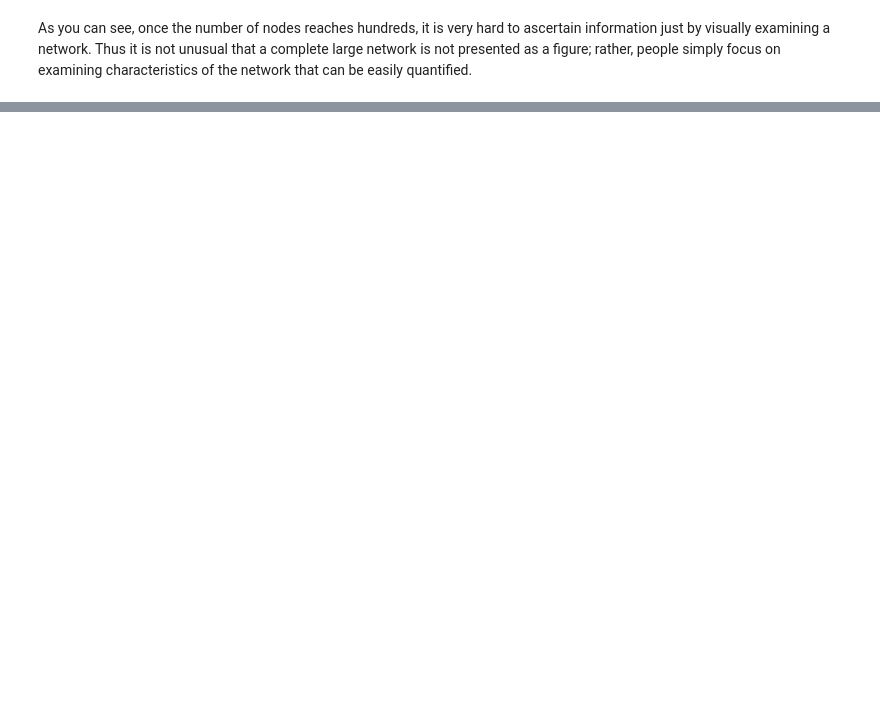
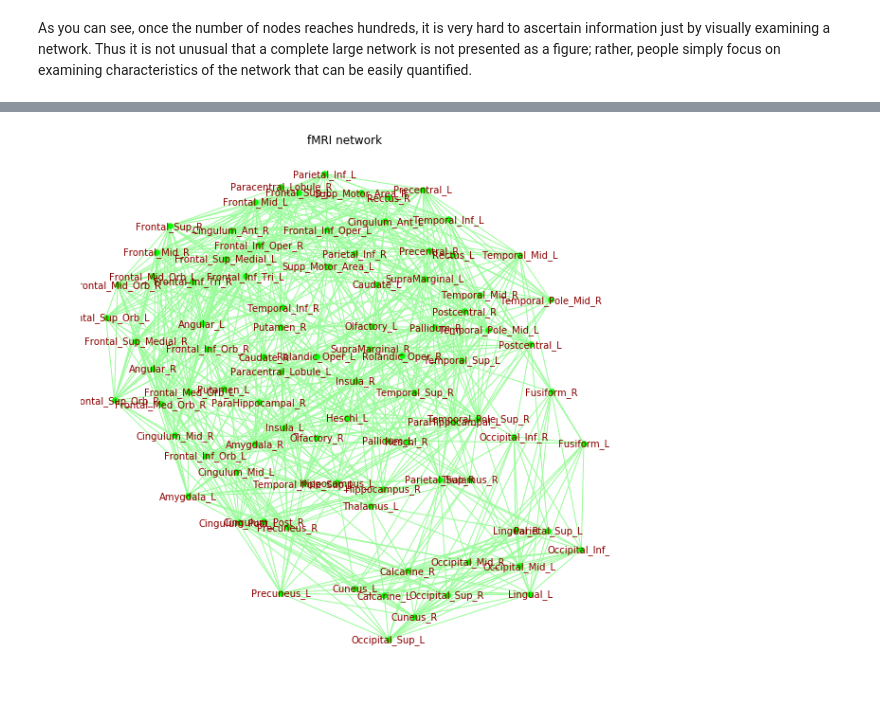
Before and after one commit to sathayas/JupyterConnectivitySpring2019, a Jupyter notebook: NetworkIntro.ipynb, the cells around one changed output, grey strips where cells are left out. Drawn from its saved outputs; the diff is of its cells as text; code cells hidden in the pictures; blank space fills up the shorter version.

```diff
--- a/NetworkIntro.ipynb
+++ b/NetworkIntro.ipynb
@@ -383,0 +331,24 @@ Choose one of the exercises below and construct a network.
+# %%
+# loading the fMRI network
+G = nx.read_adjlist('IntroNetworkData/Oxford_sub16112_aal90_K20.adjlist',
+                    nodetype=int)
+# loading the label for different brain areas
+AALTable = pd.read_table('IntroNetworkData/aal_MNI_V4.txt', skiprows = [0], header=None)
+# dictionary of node names
+roiNames = {}
+for i in range(1,91):
+    roiNames[i] = AALTable.iloc[i-1,1]
+# renaming nodes
+H = nx.relabel_nodes(G, roiNames)
+
+# drawing the graph  --- random
+plt.figure(figsize=[10,10])
+pos = nx.kamada_kawai_layout(H, weight=None) # positions for all nodes
+nx.draw_networkx_nodes(H, pos, node_size=30, node_color='lime')
+nx.draw_networkx_edges(H, pos, edge_color='palegreen')
+nx.draw_networkx_labels(H, pos, font_size=10, font_color='DarkRed')
+plt.axis('off')
+plt.title('fMRI network')
+plt.show()
+# %% [output]
+[figure, added]
```
Also changed, not shown: parts of 21 cells of this notebook.
